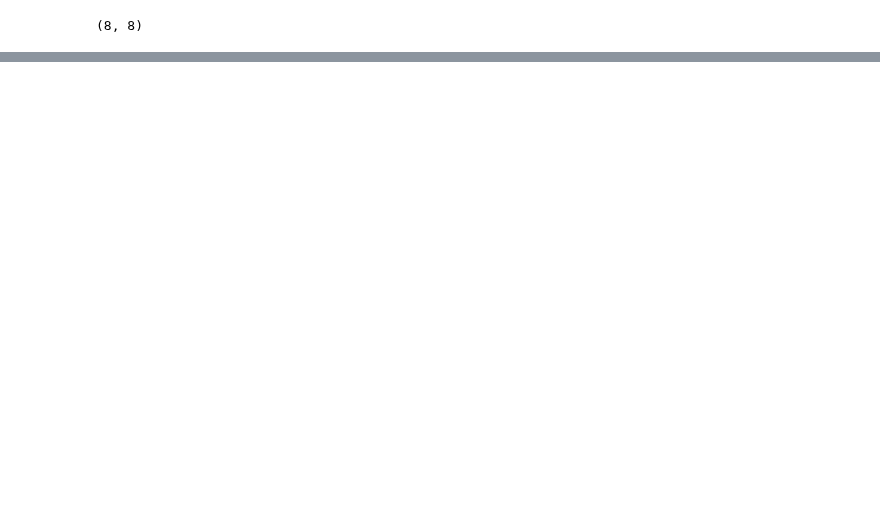
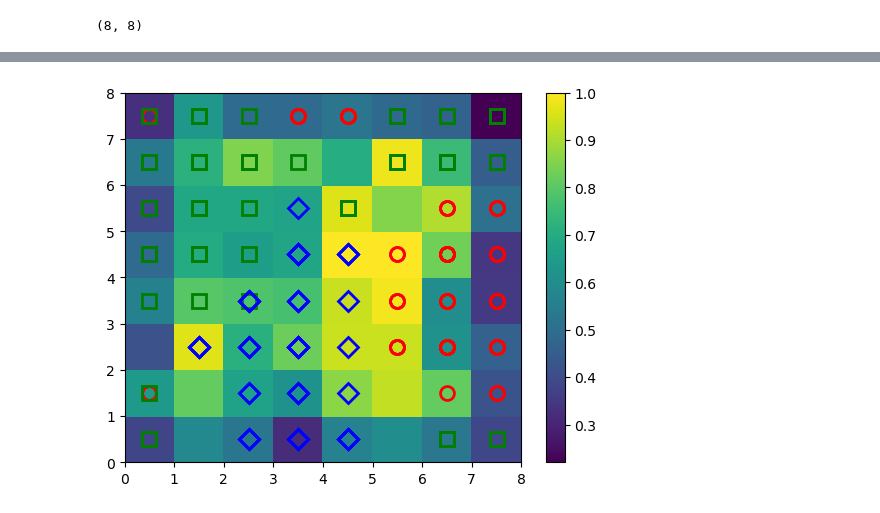
Before and after one commit to lucassantosf/python, a Jupyter notebook: deep_learning/part4_mapas_auto_organizaveis/1_base_vinhos.ipynb, the cells around one changed output, grey strips where cells are left out. Cells and saved outputs as stored; diff of their text form; code cells hidden in the pictures; blank space fills up the shorter version.

```diff
--- a/deep_learning/part4_mapas_auto_organizaveis/1_base_vinhos.ipynb
+++ b/deep_learning/part4_mapas_auto_organizaveis/1_base_vinhos.ipynb
@@ -164,0 +200,10 @@ array([[ 2.,  6.,  0.,  1.,  1.,  0.,  2.,  1.],
+# %%
+pcolor(som.distance_map().T)
+colorbar()
+
+for i, x in enumerate(X):
+    w = som.winner(x)
+    #print(w)
+    plot(w[0] + 0.5, w[1] + 0.5, markers[y[i] - 1], markerfacecolor='None', markeredgecolor=colors[y[i]-1], markeredgewidth=2,markersize=10)
+# %% [output]
+[figure, added]
```
Also changed, not shown: parts of 9 cells of this notebook, 6 other files.
